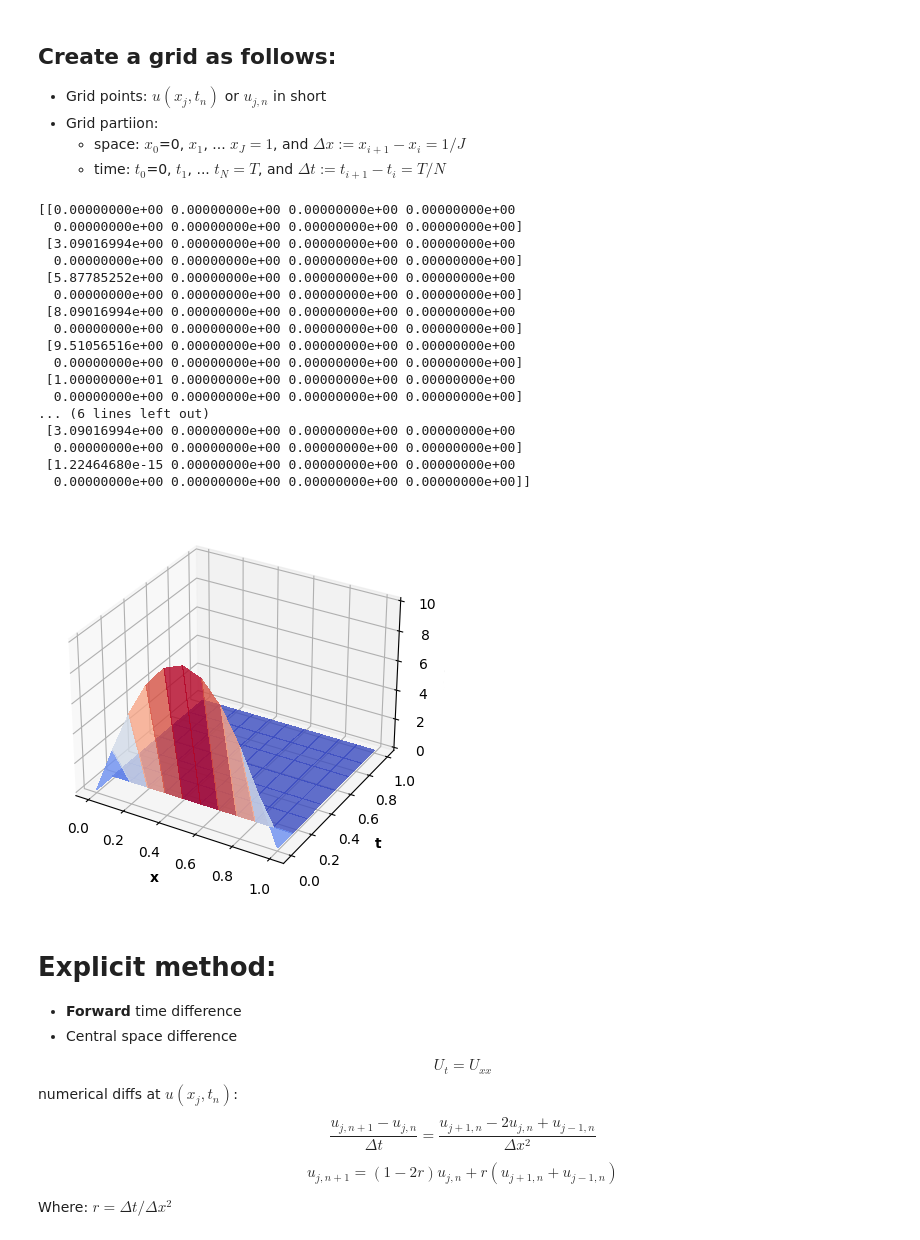
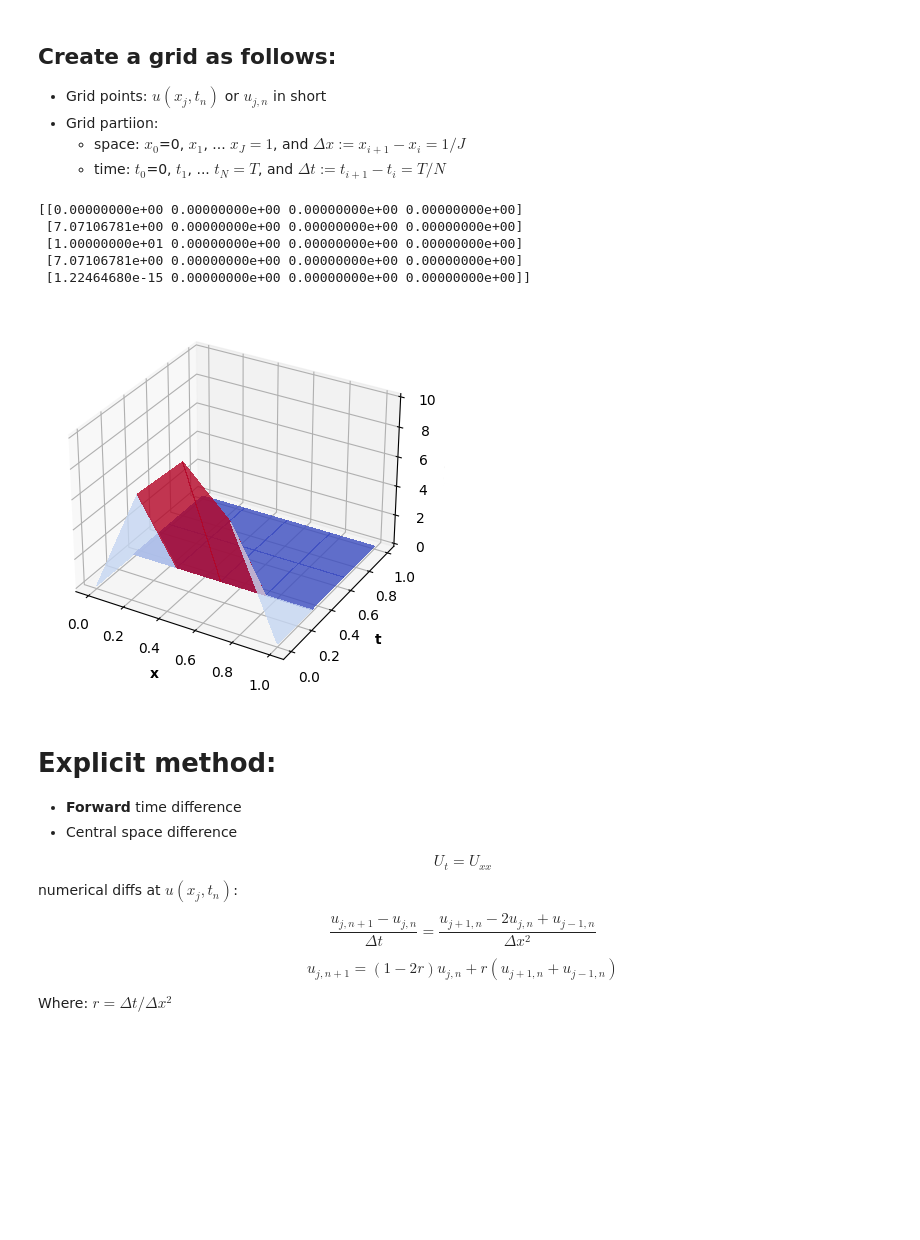
Before and after one commit to QuantCourseBP/QuantCourseBP, a Jupyter notebook: Lectures/05_Finite_method_intro/Finite_difference_method_intro_SOLUTION.ipynb, the cells around one changed output. Saved outputs shown, nothing was run; the diff lists cells and outputs as text; code cells hidden in the pictures; blank space fills up the shorter version.

```diff
--- a/Lectures/Finite_method_intro/Finite_difference_method_intro_SOLUTION.ipynb
+++ b/Lectures/05_Finite_method_intro/Finite_difference_method_intro_SOLUTION.ipynb
@@ -64,6 +65,13 @@ $$\frac{\partial u}{\partial t} = \frac{\partial^2 u}{\partial x ^2}$$
 # %%
 from typing import Callable
 def first_order_finite_diff(diff_type: str, x: float, h: float, my_func: Callable):
+    """
+    diff_type: str      ['forward', 'central', 'backward']
+    x: float            Where the finite difference is calculated
+    h: float            Step size of the finite difference
+    my_func: Callable   Takes 1 float, returns 1 float
+    """
+    # TODO: Implement your finite differential function
     SHIFTS = {'forward': (0., 1.),
              'central': (-1., 1.),
              'backward': (-1., 0)}
@@ -178,6 +187,13 @@ plot_2d((0., 1., 100), (0., 1., 5), heat_simple_solution, labels={'x':'x', 'y':'
   * time: $t_0$=0, $t_1$, ... $t_N=T$, and $\Delta t := t_{i+1}-t_i = T/N$
 # %%
 def get_my_heat_grid(J=20, N=20, T_max=1., initial_cond = lambda x: heat_simple_solution(x, 0)):
+    """
+    Returns a heat grid, space step size and time step size
+    The grid is almost empty, only boundary and initial condition is initialized.
+    J: int number of spacial steps
+    N: int number of time steps
+    initial_con: Callable float->float Returns the t=0 state
+    """
     dx = 1./(J-1)
     dt = T_max/(N-1)
 
@@ -185,32 +201,20 @@ def get_my_heat_grid(J=20, N=20, T_max=1., initial_cond = lambda x: heat_simple_
     grid[:,0] = heat_simple_solution(np.linspace(0.,1.,J), 0)
 
     return {"grid": grid, "dx": dx, "dt": dt}
-
-x_step = 11
-t_step = 8
-my_grid = get_my_heat_grid(x_step,t_step)["grid"]
-print(my_grid)
-
-plot_2d((0, 1, x_step), (0, 1, t_step), grid_values=my_grid.T)
-# %% [output]
-[[0.00000000e+00 0.00000000e+00 0.00000000e+00 0.00000000e+00
-  0.00000000e+00 0.00000000e+00 0.00000000e+00 0.00000000e+00]
- [3.09016994e+00 0.00000000e+00 0.00000000e+00 0.00000000e+00
-  0.00000000e+00 0.00000000e+00 0.00000000e+00 0.00000000e+00]
- [5.87785252e+00 0.00000000e+00 0.00000000e+00 0.00000000e+00
-  0.00000000e+00 0.00000000e+00 0.00000000e+00 0.00000000e+00]
- [8.09016994e+00 0.00000000e+00 0.00000000e+00 0.00000000e+00
-  0.00000000e+00 0.00000000e+00 0.00000000e+00 0.00000000e+00]
- [9.51056516e+00 0.00000000e+00 0.00000000e+00 0.00000000e+00
-  0.00000000e+00 0.00000000e+00 0.00000000e+00 0.00000000e+00]
- [1.00000000e+01 0.00000000e+00 0.00000000e+00 0.00000000e+00
-  0.00000000e+00 0.00000000e+00 0.00000000e+00 0.00000000e+00]
-... (6 lines left out)
- [3.09016994e+00 0.00000000e+00 0.00000000e+00 0.00000000e+00
-  0.00000000e+00 0.00000000e+00 0.00000000e+00 0.00000000e+00]
- [1.22464680e-15 0.00000000e+00 0.00000000e+00 0.00000000e+00
-  0.00000000e+00 0.00000000e+00 0.00000000e+00 0.00000000e+00]]
-[figure, removed]
+# %%
+x_step = 5
+t_step = 4
+my_grid = get_my_heat_grid(x_step,t_step)["grid"]
+print(my_grid)
+
+plot_2d((0, 1, x_step), (0, 1, t_step), grid_values=my_grid.T)
+# %% [output]
+[[0.00000000e+00 0.00000000e+00 0.00000000e+00 0.00000000e+00]
+ [7.07106781e+00 0.00000000e+00 0.00000000e+00 0.00000000e+00]
+ [1.00000000e+01 0.00000000e+00 0.00000000e+00 0.00000000e+00]
+ [7.07106781e+00 0.00000000e+00 0.00000000e+00 0.00000000e+00]
+ [1.22464680e-15 0.00000000e+00 0.00000000e+00 0.00000000e+00]]
+[figure, added]
 # %% [markdown]
 # Explicit method:
 * **Forward** time difference
```
Also changed, not shown: parts of 57 cells of this notebook, 1 other file.
